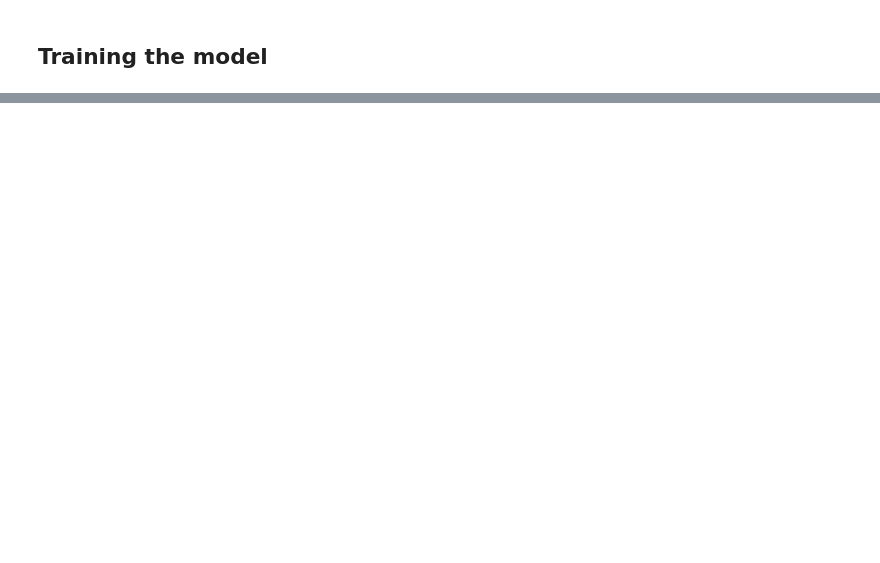
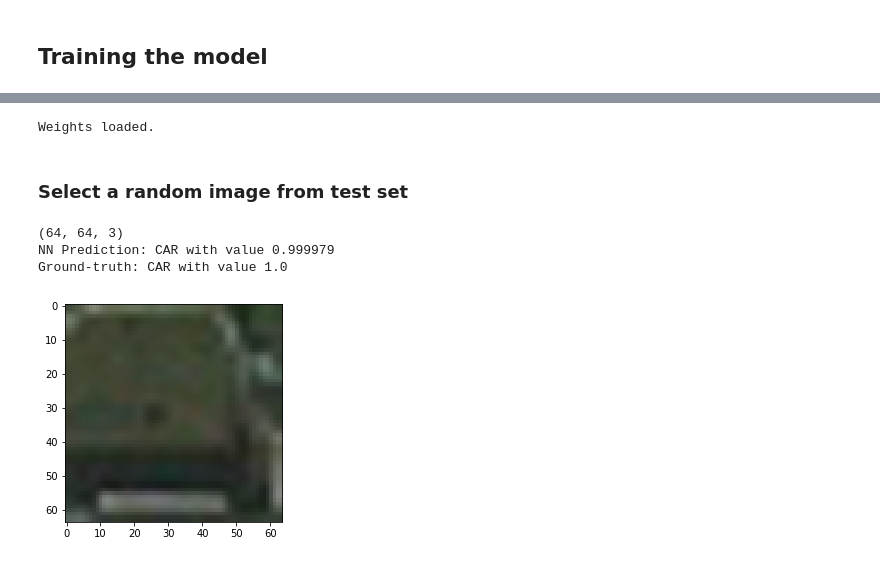
Before and after one commit to gusgad/vehicle-detection, a Jupyter notebook: vehicle_detection.ipynb, the cells around one changed output, grey strips where cells are left out. Drawn from its saved outputs; the diff is of its cells as text; code cells hidden in the pictures; blank space fills up the shorter version.

```diff
--- a/vehicle_detection.ipynb
+++ b/vehicle_detection.ipynb
@@ -211,0 +216,36 @@ model.save_weights('model.h5')
+# %%
+# load the trained weights
+model.load_weights('model.h5')
+print("Weights loaded.")
+# %% [output]
+Weights loaded.
+# %% [markdown]
+### Select a random image from test set
+# %%
+# pick a andom image
+rand = np.random.randint(X_test.shape[0])
+test_image = X_test[rand]
+print(test_image.shape)
+plt.imshow(test_image)
+
+# predict the correct label
+sample = np.reshape(X_test[rand], (1, 64,64,3))
+prediction = model.predict(sample, batch_size=64, verbose=0)
+prediction = prediction[0][0]
+
+if prediction >= 0.5:
+    print("NN Prediction: CAR with value " + str(prediction))
+else:
+    print("NN Prediction: NO CAR with value " + str(prediction))
+
+# compare with the ground-truth
+truth = y_test[rand]
+if truth == 1:
+    print("Ground-truth: CAR with value " + str(truth))
+else:
+    print("Ground-truth: NO CAR with value " + str(truth))
+# %% [output]
+(64, 64, 3)
+NN Prediction: CAR with value 0.999979
+Ground-truth: CAR with value 1.0
+[figure, added]
```
Also changed, not shown: parts of 9 cells of this notebook, 3 other files.
